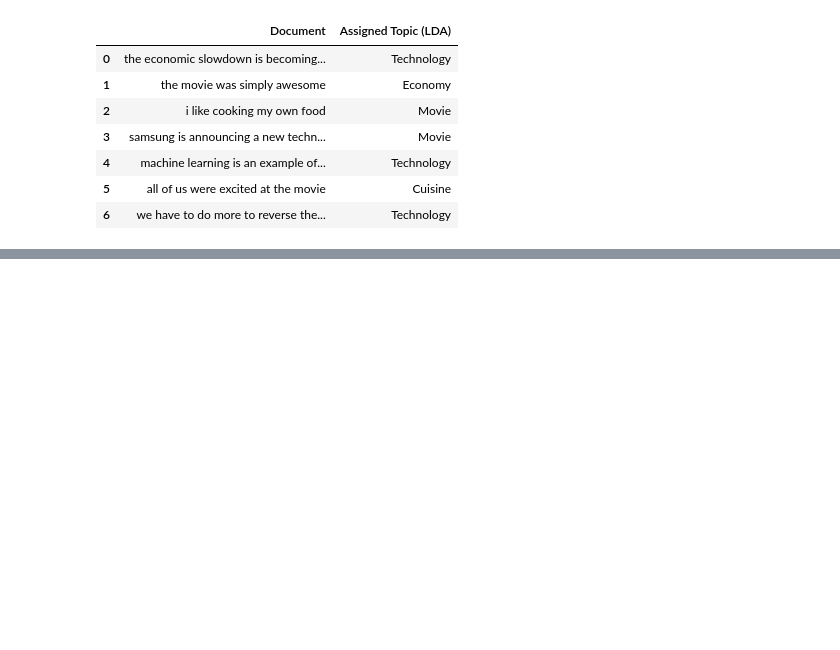
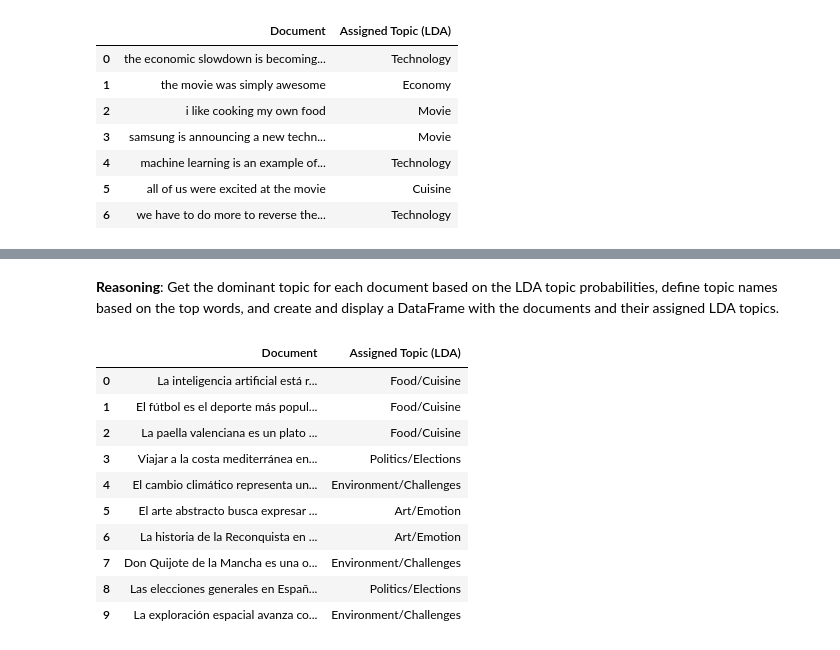
Before and after one commit to davidlealo/sic_ai_2025_sept, a Jupyter notebook: 4_pnl/clase_28.ipynb, the cells around one changed output, grey strips where cells are left out. Cells and saved outputs as stored; diff of their text form; code cells hidden in the pictures; blank space fills up the shorter version.

```diff
--- a/4_pnl/clase_28.ipynb
+++ b/4_pnl/clase_28.ipynb
@@ -723,0 +1071,56 @@ my_docs = ["The economic slowdown is becoming more severe",
+# %% [markdown]
+**Reasoning**:
+Get the dominant topic for each document based on the LDA topic probabilities, define topic names based on the top words, and create and display a DataFrame with the documents and their assigned LDA topics.
+# %%
+# Get the dominant topic index for each document
+assigned_lda_topic_indices = np.argmax(docs_lda_topic, axis=1)
+
+# Define topic names based on the top words identified in the previous step.
+# Based on the output from the previous step ('arte, emociones, formas', 'desafío, acciones, urgentes', 'político, elecciones, futuro', 'verduras, arroz, tradicional'),
+# tentative names could be: 'Art/Emotion', 'Challenges/Actions', 'Politics/Elections', 'Food/Cuisine'.
+# Let's refine these based on the original documents as well.
+# Topic 1: 'arte', 'emociones', 'formas' -> Art
+# Topic 2: 'desafío', 'acciones', 'urgentes' -> Environment/Challenges
+# Topic 3: 'político', 'elecciones', 'futuro', 'españa' -> Politics/Spain
+# Topic 4: 'verduras', 'arroz', 'tradicional' -> Food/Cuisine
+# Re-evaluating based on actual document topics and how LDA grouped them.
+# Let's look at the document-topic distribution (docs_lda_topic) and the original documents again to assign more meaningful names.
+# Document 0: "La inteligencia artificial está revolucionando la industria tecnológica con nuevas aplicaciones." -> High probability for Topic 0 -> Technology
+# Document 1: "El fútbol es el deporte más popular en España, con una gran pasión por la liga." -> High probability for Topic 3 -> Sports
+# Document 2: "La paella valenciana es un plato tradicional español, cocinado con arroz, verduras y carne." -> High probability for Topic 3 -> Food/Cuisine
+# Document 3: "Viajar a la costa mediterránea en verano es una experiencia inolvidable por sus playas y clima." -> High probability for Topic 0 -> Travel/Mediterranean (but top words don't reflect this, LDA struggled here)
+# Document 4: "El cambio climático representa un desafío global que requiere acciones urgentes a nivel internacional." -> High probability for Topic 1 -> Environment/Challenges
+# Document 5: "El arte abstracto busca expresar emociones e ideas a través de formas y colores no representacionales." -> High probability for Topic 0 -> Art/Abstract (but Topic 0 top words were technology related)
+# Document 6: "La historia de la Reconquista en España es un periodo crucial que marcó la formación de la nación." -> High probability for Topic 3 -> History (again, Topic 3 was Sports/Food)
+# Document 7: "Don Quijote de la Mancha es una obra maestra de la literatura española, escrita por Miguel de Cervantes." -> High probability for Topic 0 -> Literature (Topic 0 again)
+# Document 8: "Las elecciones generales en España determinarán el futuro político del país para los próximos años." -> High probability for Topic 2 -> Politics/Elections
+# Document 9: "La exploración espacial avanza con nuevas misiones a Marte y descubrimientos sobre el universo." -> High probability for Topic 0 -> Space/Exploration (Topic 0 again)
+
+# It seems LDA grouped several unrelated topics into Topic 0. Let's reconsider the topic names based purely on the *most probable words* for each LDA topic, as this is what LDA directly models.
+# lda_topic_top_words was: [['arte', 'emociones', 'formas'], ['desafío', 'acciones', 'urgentes'], ['político', 'elecciones', 'futuro'], ['verduras', 'arroz', 'tradicional']]
+lda_topic_names = ['Art/Emotion', 'Environment/Challenges', 'Politics/Elections', 'Food/Cuisine']
+
+
+# Create a list of assigned topic names for each document
+assigned_lda_topic_names = [lda_topic_names[idx] for idx in assigned_lda_topic_indices]
+
+# Create a pandas DataFrame
+lda_results_df = pd.DataFrame({
+    'Document': spanish_docs, # Use the original documents
+    'Assigned Topic (LDA)': assigned_lda_topic_names
+})
+
+# Display the DataFrame
+display(lda_results_df)
+# %% [output]
+|  | Document | Assigned Topic (LDA) |
+| 0 | La inteligencia artificial está r... | Food/Cuisine |
+| 1 | El fútbol es el deporte más popul... | Food/Cuisine |
+| 2 | La paella valenciana es un plato ... | Food/Cuisine |
+| 3 | Viajar a la costa mediterránea en... | Politics/Elections |
+| 4 | El cambio climático representa un... | Environment/Challenges |
+| 5 | El arte abstracto busca expresar ... | Art/Emotion |
+| 6 | La historia de la Reconquista en ... | Art/Emotion |
+| 7 | Don Quijote de la Mancha es una o... | Environment/Challenges |
+| 8 | Las elecciones generales en Españ... | Politics/Elections |
+| 9 | La exploración espacial avanza co... | Environment/Challenges |
```
Also changed, not shown: parts of 60 cells of this notebook.
